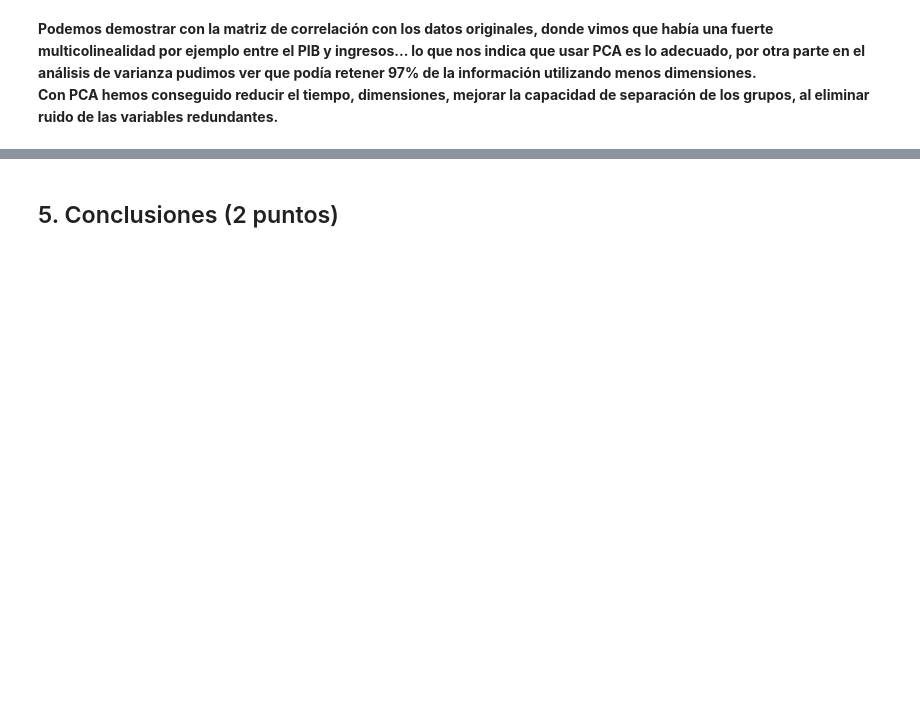
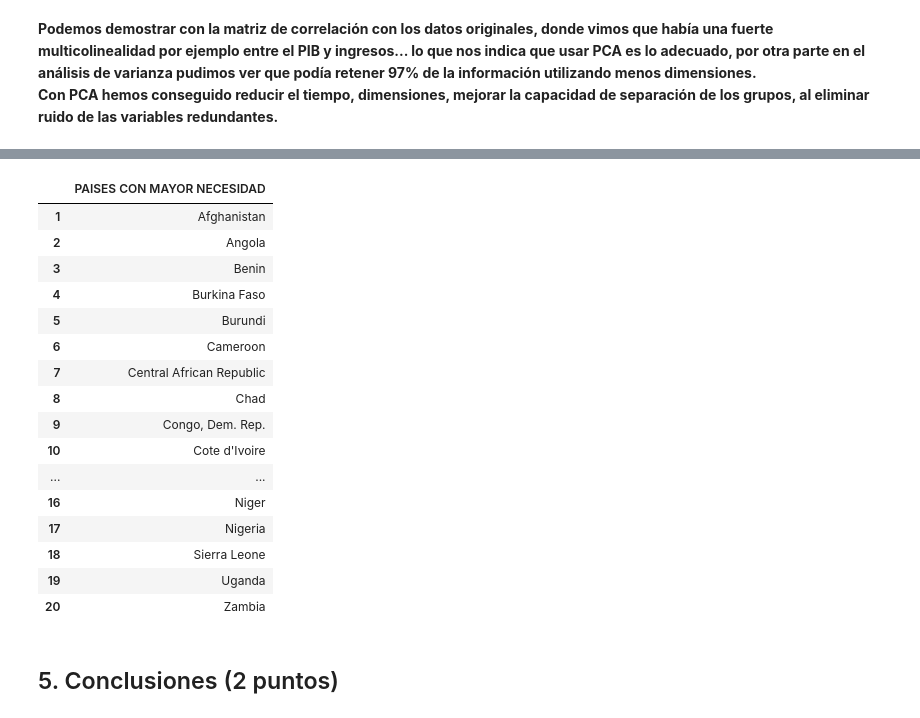
Before and after one commit to nickiiinicole/proyecto-paises-necesitados-ML, a Jupyter notebook: FinalProjectUD3.ipynb, the cells around one changed output, grey strips where cells are left out. Saved outputs shown, nothing was run; the diff lists cells and outputs as text; code cells hidden in the pictures; blank space fills up the shorter version.

```diff
--- a/FinalProjectUD3.ipynb
+++ b/FinalProjectUD3.ipynb
@@ -1409,3 +1431,27 @@ El número de países en el Cluster 2 es: 45
+# %%
+
+
+tabla_ultra = pd.DataFrame(paises_ultra_criticos, columns=['PAISES CON MAYOR NECESIDAD'])
+tabla_ultra.index = tabla_ultra.index + 1
+display(tabla_ultra)
+# %% [output]
+|  | PAISES CON MAYOR NECESIDAD |
+| 1 | Afghanistan |
+| 2 | Angola |
+| 3 | Benin |
+| 4 | Burkina Faso |
+| 5 | Burundi |
+| 6 | Cameroon |
+| 7 | Central African Republic |
+| 8 | Chad |
+| 9 | Congo, Dem. Rep. |
+| 10 | Cote d'Ivoire |
+| ... | ... |
+| 16 | Niger |
+| 17 | Nigeria |
+| 18 | Sierra Leone |
+| 19 | Uganda |
+| 20 | Zambia |
 # %% [markdown]
 ## 5. Conclusiones (2 puntos)
 # %% [markdown]
```
Also changed, not shown: parts of 39 cells of this notebook.
